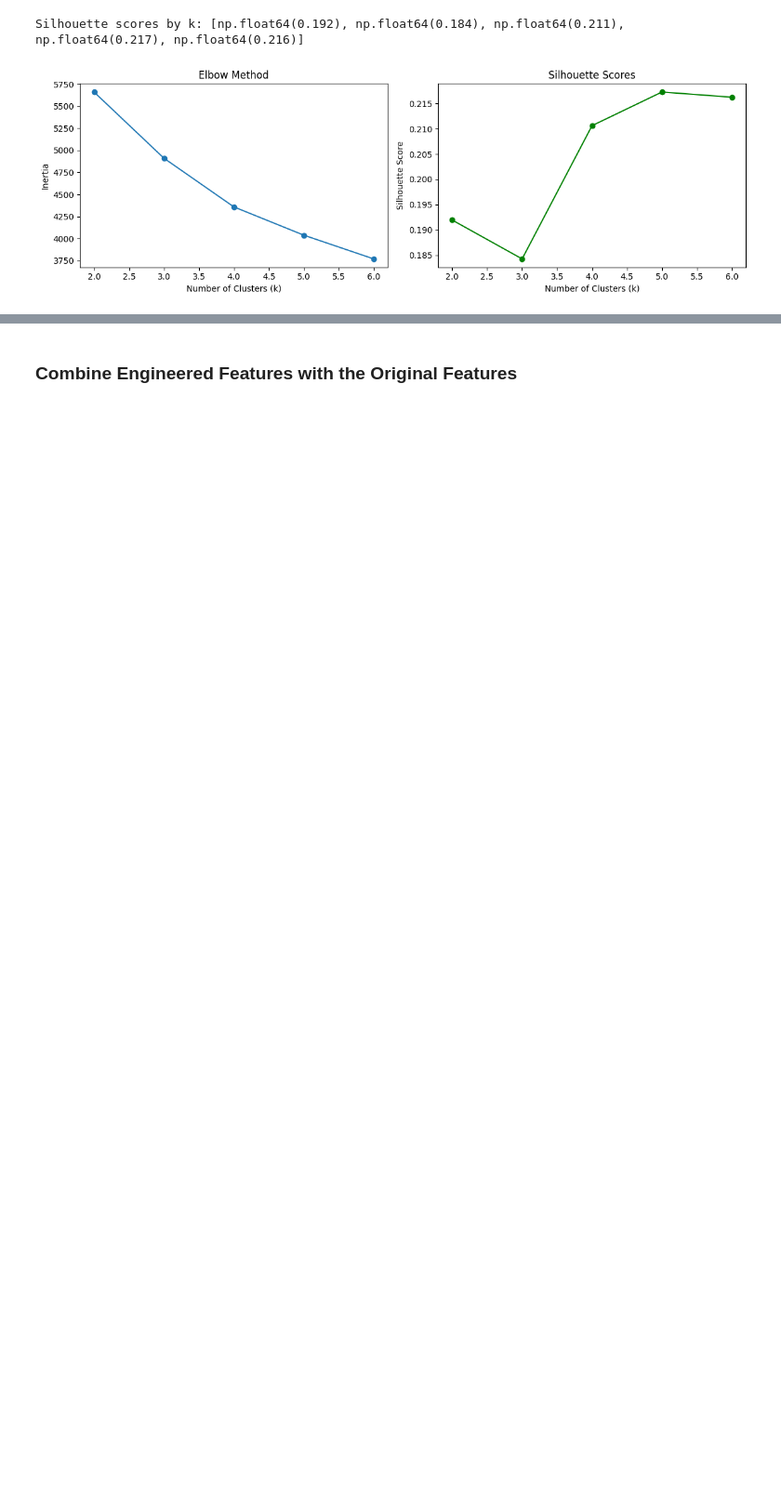
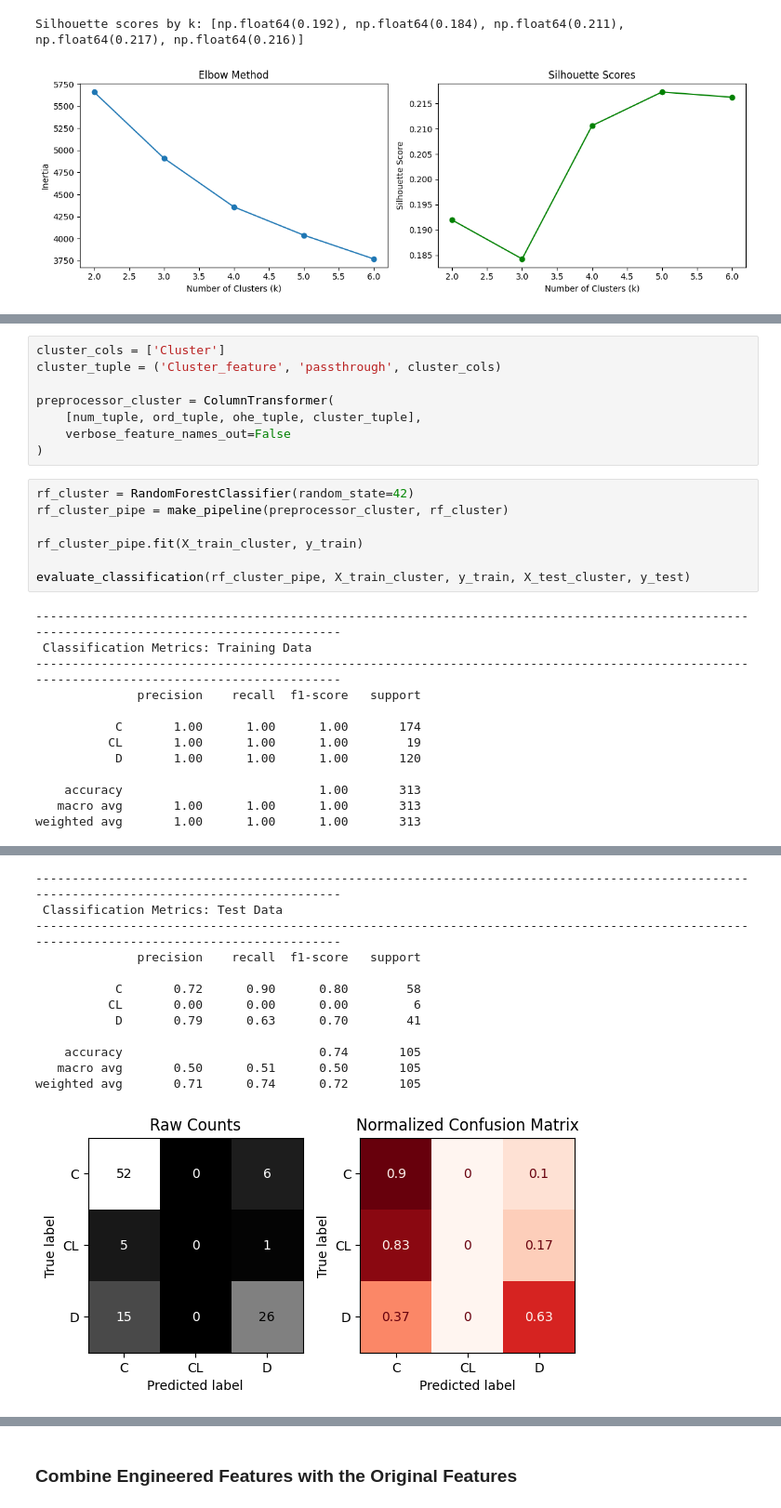
Before and after one commit to swirita/Cirrhosis-Prediction, a Jupyter notebook: Cirrhosis_Prediction.ipynb, the cells around one changed output, grey strips where cells are left out. Shown at 93% size. Cells and saved outputs as stored; diff of their text form; blank space fills up the shorter version.

```diff
--- a/Cirrhosis_Prediction.ipynb
+++ b/Cirrhosis_Prediction.ipynb
@@ -1050,0 +1058,28 @@ X_train_cluster.head()
+# %%
+cluster_cols = ['Cluster']
+cluster_tuple = ('Cluster_feature', 'passthrough', cluster_cols)
+
+preprocessor_cluster = ColumnTransformer(
+    [num_tuple, ord_tuple, ohe_tuple, cluster_tuple],
+    verbose_feature_names_out=False
+)
+# %%
+rf_cluster = RandomForestClassifier(random_state=42)
+rf_cluster_pipe = make_pipeline(preprocessor_cluster, rf_cluster)
+
+rf_cluster_pipe.fit(X_train_cluster, y_train)
+
+evaluate_classification(rf_cluster_pipe, X_train_cluster, y_train, X_test_cluster, y_test)
+# %% [output]
+--------------------------------------------------------------------------------------------------------------------------------------------
+ Classification Metrics: Training Data
+--------------------------------------------------------------------------------------------------------------------------------------------
+              precision    recall  f1-score   support
+
+           C       1.00      1.00      1.00       174
+          CL       1.00      1.00      1.00        19
+           D       1.00      1.00      1.00       120
+
+    accuracy                           1.00       313
+   macro avg       1.00      1.00      1.00       313
+weighted avg       1.00      1.00      1.00       313
@@ -1050,0 +1087,13 @@ X_train_cluster.head()
+--------------------------------------------------------------------------------------------------------------------------------------------
+ Classification Metrics: Test Data
+--------------------------------------------------------------------------------------------------------------------------------------------
+              precision    recall  f1-score   support
+
+           C       0.72      0.90      0.80        58
+          CL       0.00      0.00      0.00         6
+           D       0.79      0.63      0.70        41
+
+    accuracy                           0.74       105
+   macro avg       0.50      0.51      0.50       105
+weighted avg       0.71      0.74      0.72       105
+[figure, added]
```
Also changed, not shown: parts of 16 cells of this notebook.
